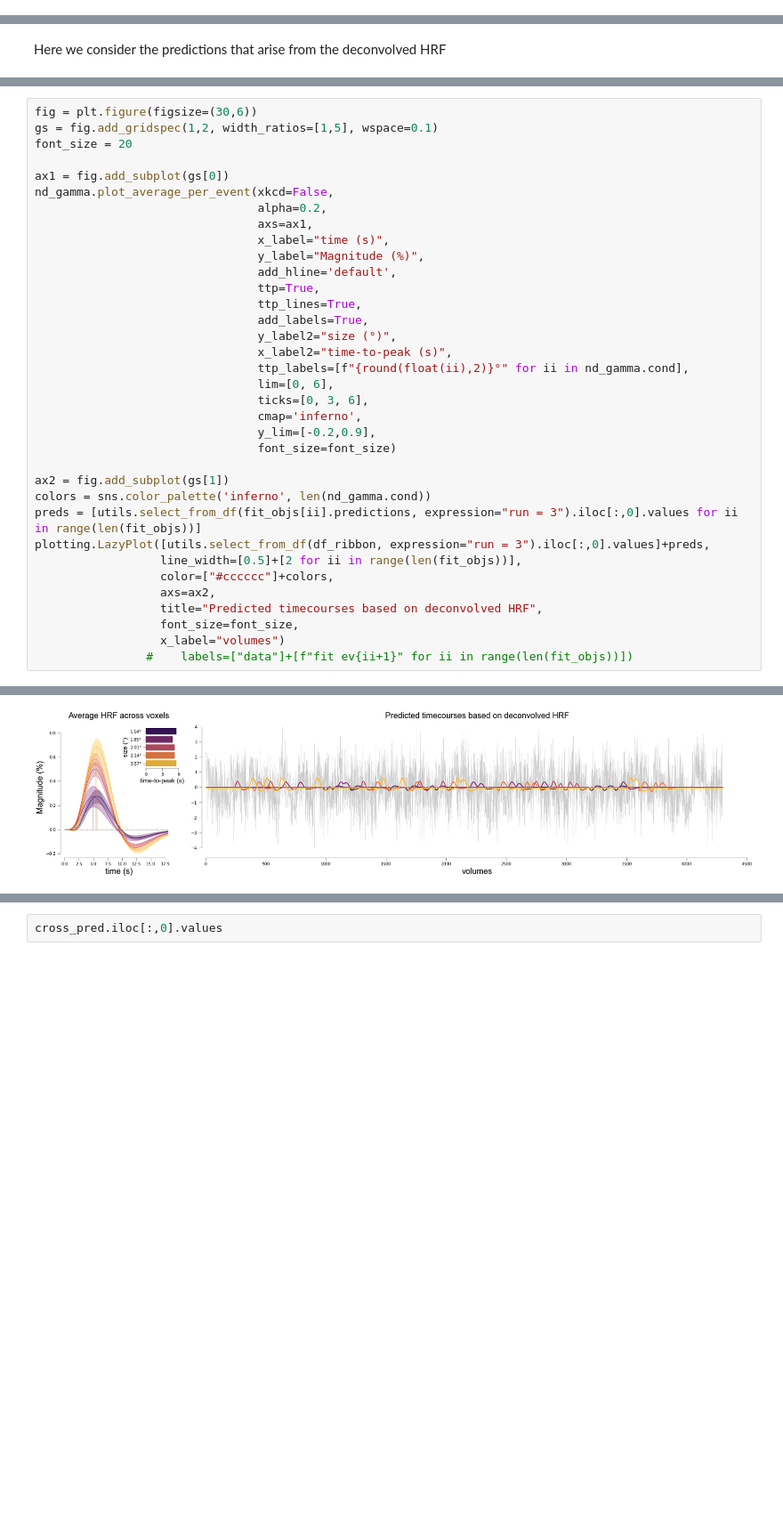
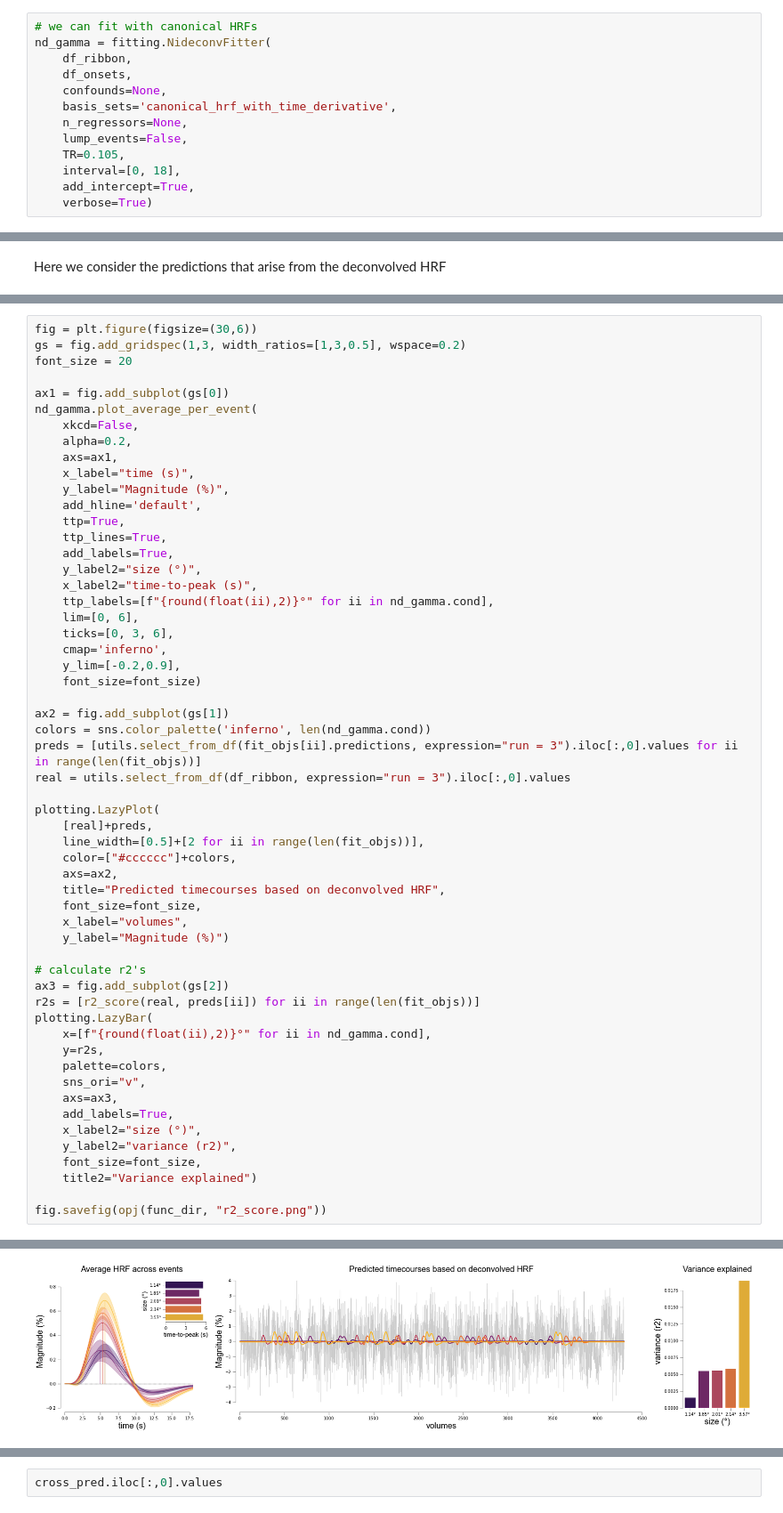
Before and after one commit to gjheij/linescanning, a Jupyter notebook: doc/source/examples/acompcor.ipynb, the cells around one changed output, grey strips where cells are left out. Shown at 89% size. Saved outputs shown, nothing was run; the diff lists cells and outputs as text; blank space fills up the shorter version.

```diff
--- a/doc/source/examples/acompcor.ipynb
+++ b/doc/source/examples/acompcor.ipynb
@@ -150,3 +147,16 @@ df_ribbon
 13300 rows × 7 columns
 # %% [markdown]
 Right, on to the fitting: we can do the fitting with `utils.NideconvFitter`, which requires the functional dataframe, onset dataframe, and some settings on the type of fit you'd like to do, number of regressors, confounds, etc.
+# %%
+# we can fit with canonical HRFs
+nd_gamma = fitting.NideconvFitter(
+    df_ribbon,
+    df_onsets,
+    confounds=None,
+    basis_sets='canonical_hrf_with_time_derivative',
+    n_regressors=None,
+    lump_events=False,
+    TR=0.105,
+    interval=[0, 18],
+    add_intercept=True,
+    verbose=True)
@@ -266,37 +273,58 @@ Fitting with 'ols' minimization
 Done
 # %%
 fig = plt.figure(figsize=(30,6))
-gs = fig.add_gridspec(1,2, width_ratios=[1,5], wspace=0.1)
+gs = fig.add_gridspec(1,3, width_ratios=[1,3,0.5], wspace=0.2)
 font_size = 20
 
 ax1 = fig.add_subplot(gs[0])
-nd_gamma.plot_average_per_event(xkcd=False,
-                                alpha=0.2,
-                                axs=ax1,
-                                x_label="time (s)",
-                                y_label="Magnitude (%)",
-                                add_hline='default',
-                                ttp=True,
-                                ttp_lines=True,
-                                add_labels=True,
-                                y_label2="size (°)",
-                                x_label2="time-to-peak (s)",
-                                ttp_labels=[f"{round(float(ii),2)}°" for ii in nd_gamma.cond],
-                                lim=[0, 6],
-                                ticks=[0, 3, 6],
-                                cmap='inferno',
-                                y_lim=[-0.2,0.9],
-                                font_size=font_size)
+nd_gamma.plot_average_per_event(
+    xkcd=False,
+    alpha=0.2,
+    axs=ax1,
+    x_label="time (s)",
+    y_label="Magnitude (%)",
+    add_hline='default',
+    ttp=True,
+    ttp_lines=True,
+    add_labels=True,
+    y_label2="size (°)",
+    x_label2="time-to-peak (s)",
+    ttp_labels=[f"{round(float(ii),2)}°" for ii in nd_gamma.cond],
+    lim=[0, 6],
+    ticks=[0, 3, 6],
+    cmap='inferno',
+    y_lim=[-0.2,0.9],
+    font_size=font_size)
 
 ax2 = fig.add_subplot(gs[1])
 colors = sns.color_palette('inferno', len(nd_gamma.cond))
 preds = [utils.select_from_df(fit_objs[ii].predictions, expression="run = 3").iloc[:,0].values for ii in range(len(fit_objs))]
-plotting.LazyPlot([utils.select_from_df(df_ribbon, expression="run = 3").iloc[:,0].values]+preds,
-                  line_width=[0.5]+[2 for ii in range(len(fit_objs))],
-                  color=["#cccccc"]+colors,
-                  axs=ax2,
-                  title="Predicted timecourses based on deconvolved HRF",
-                  font_size=font_size,
-                  x_label="volumes")
-                #    labels=["data"]+[f"fit ev{ii+1}" for ii in range(len(fit_objs))])
+real = utils.select_from_df(df_ribbon, expression="run = 3").iloc[:,0].values
+
+plotting.LazyPlot(
+    [real]+preds,
+    line_width=[0.5]+[2 for ii in range(len(fit_objs))],
+    color=["#cccccc"]+colors,
+    axs=ax2,
+    title="Predicted timecourses based on deconvolved HRF",
+    font_size=font_size,
+    x_label="volumes",
+    y_label="Magnitude (%)")
+
+# calculate r2's
+ax3 = fig.add_subplot(gs[2])
+r2s = [r2_score(real, preds[ii]) for ii in range(len(fit_objs))]
+plotting.LazyBar(
+    x=[f"{round(float(ii),2)}°" for ii in nd_gamma.cond],
+    y=r2s,
+    palette=colors,
+    sns_ori="v",
+    axs=ax3,
+    add_labels=True,
+    x_label2="size (°)",
+    y_label2="variance (r2)",
+    font_size=font_size,
+    title2="Variance explained")
+
+fig.savefig(opj(func_dir, "r2_score.png"))
 # %% [output]
@@ -304 +331 @@ plotting.LazyPlot([utils.select_from_df(df_ribbon, expression="run = 3").iloc[:,
-[figure, old version]
+[figure, new version]
```
Also changed, not shown: parts of 21 cells of this notebook.
